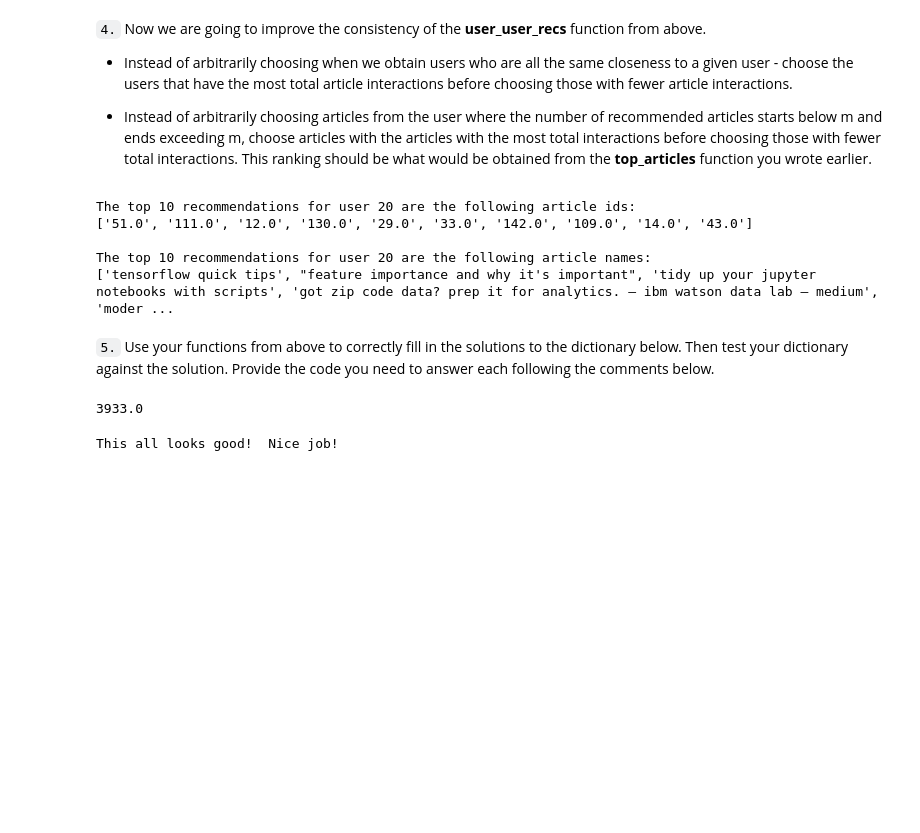
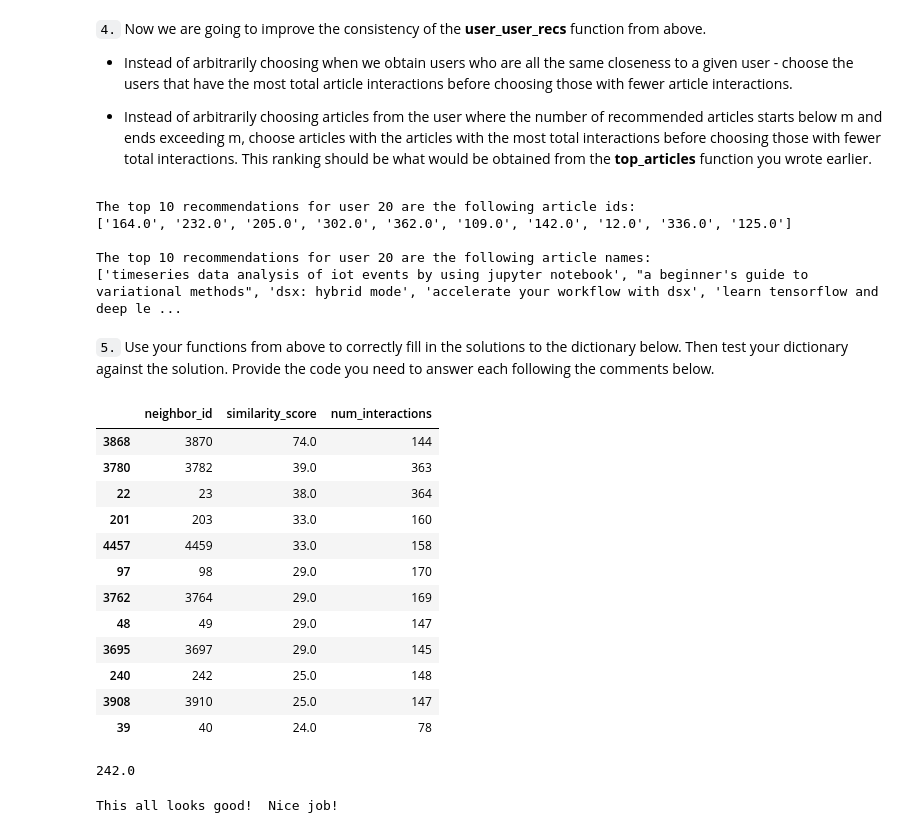
Before and after one commit to Evaggelou/Recommendation-with-IBM, a Jupyter notebook: Recommendations_with_IBM.ipynb, the cells around one changed output. Cells and saved outputs as stored; diff of their text form; code cells hidden in the pictures; blank space fills up the shorter version.

```diff
--- a/Recommendations_with_IBM.ipynb
+++ b/Recommendations_with_IBM.ipynb
@@ -518,7 +518,7 @@ def get_top_sorted_users(user_id, df=df, user_item=user_item):
     neighbors_df = similarity.rename(columns={'user_id': 'neighbor_id',0:'similarity_score'})
 
     # find num_interactions
-    sum_per_user = user_item.sum(axis=1)
+    sum_per_user = df.groupby(['user_id'])['article_id'].count()
     neighbors_df['num_interactions'] = neighbors_df.apply(lambda neighbor_user: sum_per_user[neighbor_user['neighbor_id']] ,axis=1)
 
     neighbors_df = neighbors_df.sort_values(by=['similarity_score', 'num_interactions'], ascending=False)
@@ -576,16 +576,32 @@ print("The top 10 recommendations for user 20 are the following article names:")
 print(rec_names)
 # %% [output]
 The top 10 recommendations for user 20 are the following article ids:
-['51.0', '111.0', '12.0', '130.0', '29.0', '33.0', '142.0', '109.0', '14.0', '43.0']
+['164.0', '232.0', '205.0', '302.0', '362.0', '109.0', '142.0', '12.0', '336.0', '125.0']
 
 The top 10 recommendations for user 20 are the following article names:
-['tensorflow quick tips', "feature importance and why it's important", 'tidy up your jupyter notebooks with scripts', 'got zip code data? prep it for analytics. – ibm watson data lab – medium', 'moder ...
+['timeseries data analysis of iot events by using jupyter notebook', "a beginner's guide to variational methods", 'dsx: hybrid mode', 'accelerate your workflow with dsx', 'learn tensorflow and deep le ...
 # %% [markdown]
 `5.` Use your functions from above to correctly fill in the solutions to the dictionary below.  Then test your dictionary against the solution.  Provide the code you need to answer each following the comments below.
+# %%
+get_top_sorted_users(131)[:12]
+# %% [output]
+|  | neighbor_id | similarity_score | num_interactions |
+| 3868 | 3870 | 74.0 | 144 |
+| 3780 | 3782 | 39.0 | 363 |
+| 22 | 23 | 38.0 | 364 |
+| 201 | 203 | 33.0 | 160 |
+| 4457 | 4459 | 33.0 | 158 |
+| 97 | 98 | 29.0 | 170 |
+| 3762 | 3764 | 29.0 | 169 |
+| 48 | 49 | 29.0 | 147 |
+| 3695 | 3697 | 29.0 | 145 |
+| 240 | 242 | 25.0 | 148 |
+| 3908 | 3910 | 25.0 | 147 |
+| 39 | 40 | 24.0 | 78 |
 # %%
-get_top_sorted_users(1).iloc[0].neighbor_id
+get_top_sorted_users(131).iloc[9].neighbor_id
 # %% [output]
-3933.0
+242.0
 # %%
 ### Tests with a dictionary of results
 
```
Also changed, not shown: parts of 9 cells of this notebook, 1 other file.
